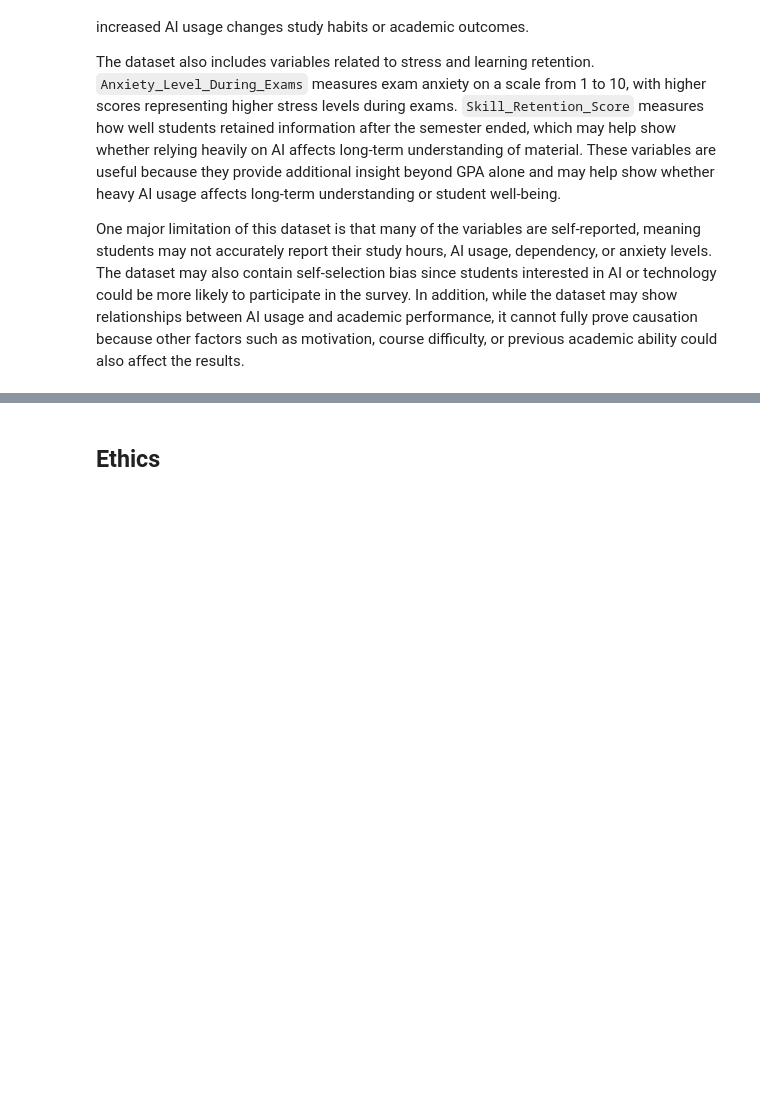
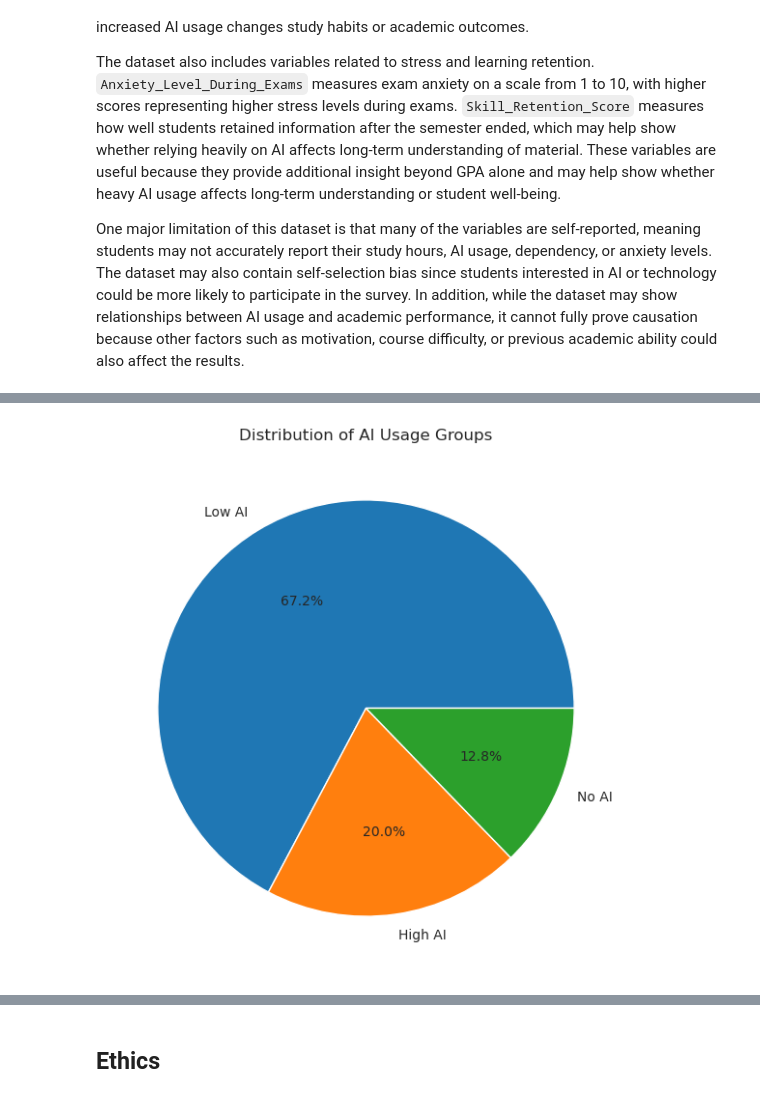
Before and after one commit to COGS108/Group-SP26-087, a Jupyter notebook: 03-FinalProject.ipynb, the cells around one changed output, grey strips where cells are left out. Drawn from its saved outputs; the diff is of its cells as text; code cells hidden in the pictures; blank space fills up the shorter version.

```diff
--- a/03-FinalProject.ipynb
+++ b/03-FinalProject.ipynb
@@ -219,6 +219,7 @@ The dataset also includes variables such as 'social_media_hours',' mental_stress
 
 One concern about this dataset is that we don't see pre- and post- AI results. We won't be able to compare if students do perform differently when AI is present versus when it's not.
 # %%
+## YOUR CODE TO LOAD/CLEAN/TIDY/WRANGLE THE DATA GOES HERE
 import pandas as pd
 import numpy as np
 import os
@@ -262,6 +263,7 @@ important_variables = [
     'GPA',
     'AI_tool_usage_hours',
     'final_exam_score',
+    'mental_stress_level'
 ]
 
 # Create clean dataframe and drop rows with any missing values in these columns
@@ -457,0 +513,29 @@ Some more words and stuff.  Remember notebooks work best if you interleave the c
+# %%
+# Separating data into respected AI-use groups
+def ai_group(hours):
+    if hours == 0:
+        return 'No AI'
+    elif hours <= 2:
+        return 'Low AI'
+    else:
+        return 'High AI'
+
+df2['AI_Group'] = df2['AI_tool_usage_hours'].apply(ai_group)
+
+# Count each group
+group_counts = df2['AI_Group'].value_counts()
+
+# Create pie chart
+plt.figure(figsize=(7,7))
+
+plt.pie(
+    group_counts,
+    labels=group_counts.index,
+    autopct='%1.1f%%'
+)
+
+plt.title('Distribution of AI Usage Groups')
+
+plt.show()
+# %% [output]
+[figure, added]
```
Also changed, not shown: parts of 25 cells of this notebook.
